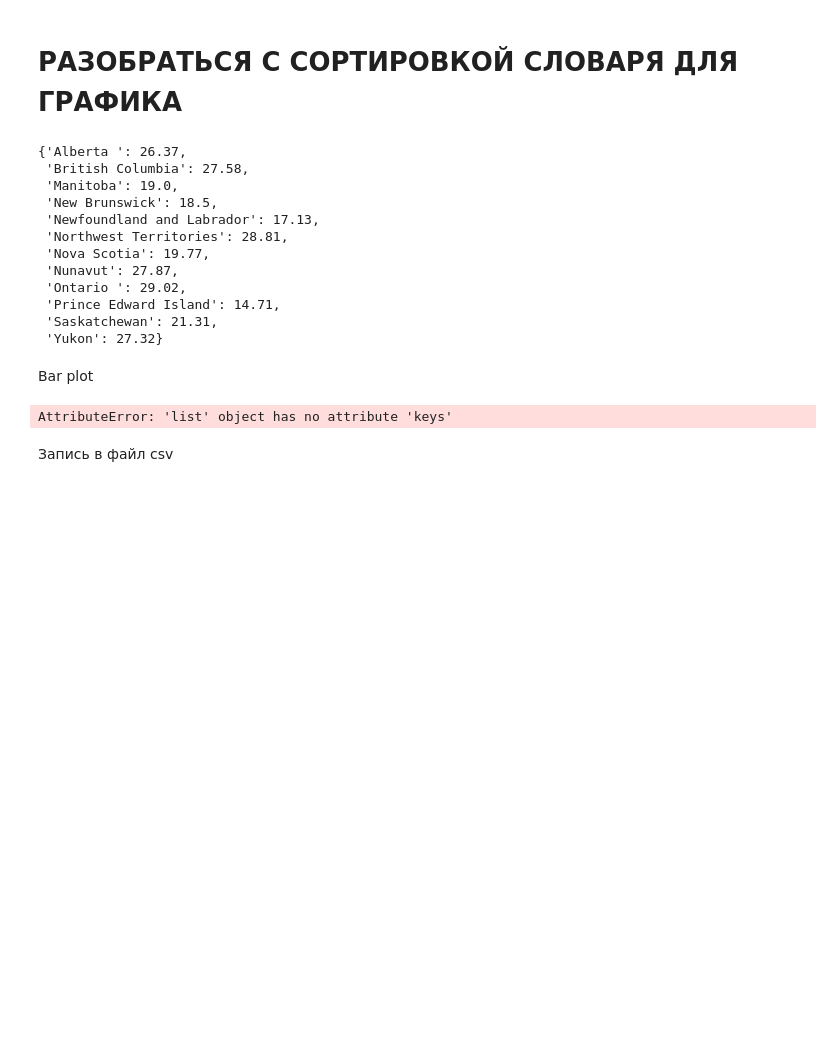
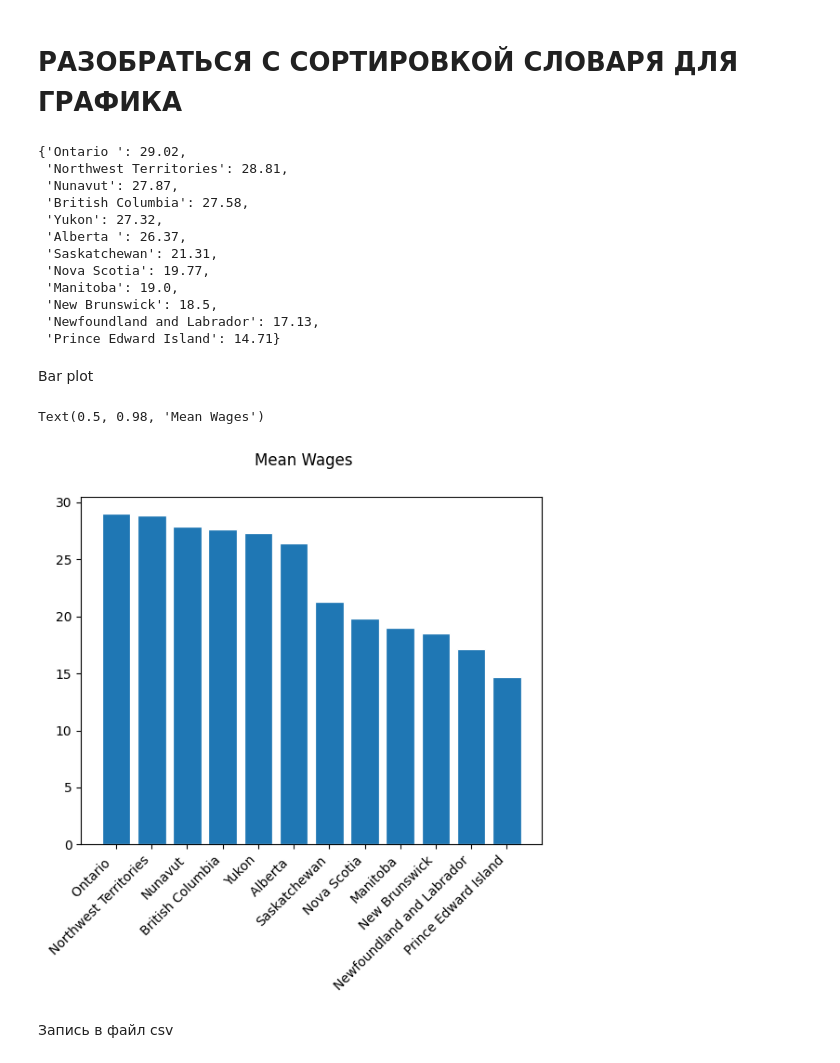
Before and after one commit to MikalaiZaitsau/Data_Analysis, a Jupyter notebook: Construction/Construction_Wages.ipynb, the cells around one changed output. Drawn from its saved outputs; the diff is of its cells as text; code cells hidden in the pictures; blank space fills up the shorter version.

Commit message:
Sorted Plot

```diff
--- a/Construction/Construction_Wages.ipynb
+++ b/Construction/Construction_Wages.ipynb
@@ -102,34 +102,35 @@ dict_wages = {}
 for i in range(0, len(data.province)):
     dict_wages[data.province[i]] = data.wage_rate_per_hour['mean'][i]
 
-dict_wages
+#dict_wages
 
-#wages_sorted = dict(sorted(dict_wages.items(), key=lambda x:x[1], reverse=True))
+wages_sorted = dict(sorted(dict_wages.items(), key=lambda x:x[1], reverse=True))
 # %% [output]
-{'Alberta ': 26.37,
+{'Ontario ': 29.02,
+ 'Northwest Territories': 28.81,
+ 'Nunavut': 27.87,
  'British Columbia': 27.58,
+ 'Yukon': 27.32,
+ 'Alberta ': 26.37,
+ 'Saskatchewan': 21.31,
+ 'Nova Scotia': 19.77,
  'Manitoba': 19.0,
  'New Brunswick': 18.5,
  'Newfoundland and Labrador': 17.13,
- 'Northwest Territories': 28.81,
- 'Nova Scotia': 19.77,
- 'Nunavut': 27.87,
- 'Ontario ': 29.02,
- 'Prince Edward Island': 14.71,
- 'Saskatchewan': 21.31,
- 'Yukon': 27.32}
+ 'Prince Edward Island': 14.71}
 # %% [markdown]
 Bar plot
 # %%
-names = list(dict_wages_sorted.keys())
-values = list(dict_wages_sorted.values())
+names = list(wages_sorted.keys())
+values = list(wages_sorted.values())
 
 fig, axs = plt.subplots()
 axs.bar(names, values, width=0.8, edgecolor="white", linewidth=0.9)
 fig.autofmt_xdate(bottom=0.1, rotation=45, ha='right', which='major')
 fig.suptitle('Mean Wages')
 # %% [output]
-AttributeError: 'list' object has no attribute 'keys'
+Text(0.5, 0.98, 'Mean Wages')
+[figure, added]
 # %% [markdown]
 Запись в файл csv
 # %%
```
